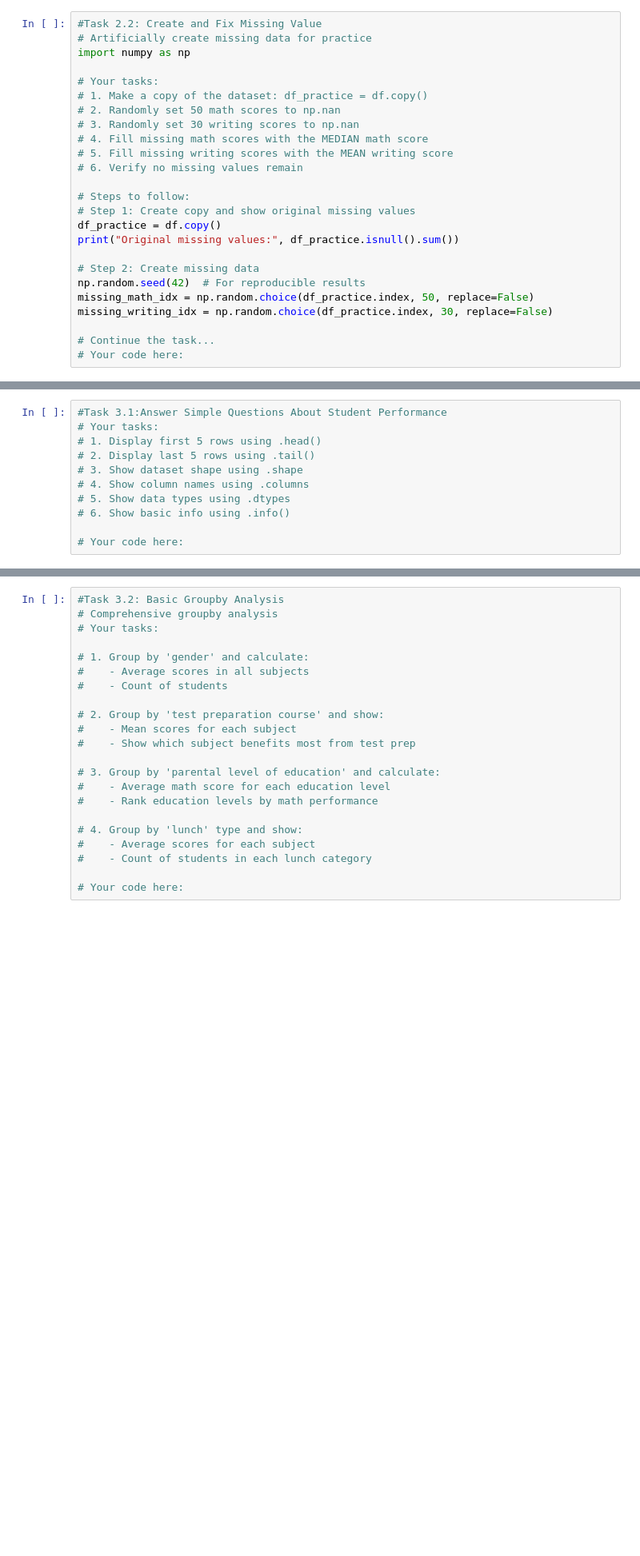
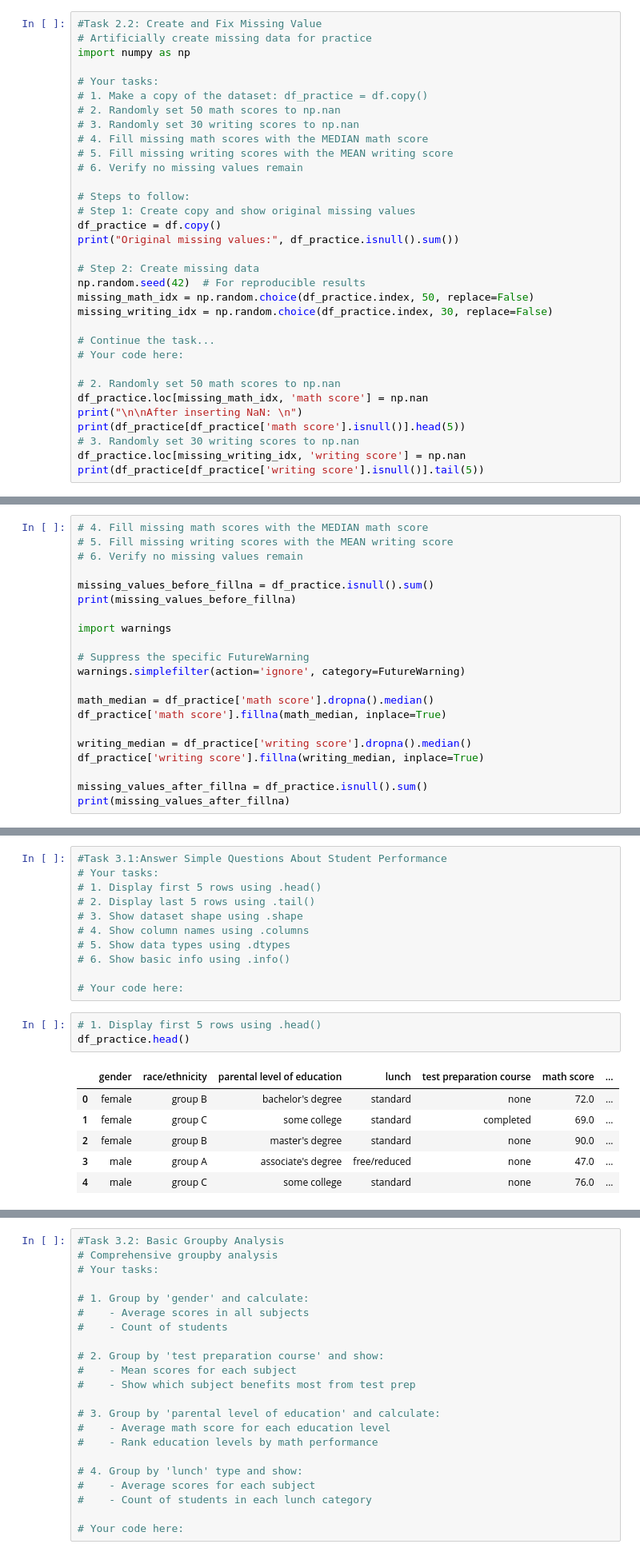
Before and after one commit to rubel-ds-ai/sm-tasks, a Jupyter notebook: Assignment_3_NumPy_and_Pandas_for_Data_Science.ipynb, the cells around one changed output, grey strips where cells are left out. Shown: that part at 80% size. Drawn from its saved outputs; the diff is of its cells as text; blank space fills up the shorter version.

```diff
--- a/Assignment_3_NumPy_and_Pandas_for_Data_Science.ipynb
+++ b/Assignment_3_NumPy_and_Pandas_for_Data_Science.ipynb
@@ -176,3 +269,11 @@ missing_writing_idx = np.random.choice(df_practice.index, 30, replace=False)
 
 # Continue the task...
 # Your code here:
+
+# 2. Randomly set 50 math scores to np.nan
+df_practice.loc[missing_math_idx, 'math score'] = np.nan
+print("\n\nAfter inserting NaN: \n")
+print(df_practice[df_practice['math score'].isnull()].head(5))
+# 3. Randomly set 30 writing scores to np.nan
+df_practice.loc[missing_writing_idx, 'writing score'] = np.nan
+print(df_practice[df_practice['writing score'].isnull()].tail(5))
@@ -178,0 +298,21 @@ missing_writing_idx = np.random.choice(df_practice.index, 30, replace=False)
+# %%
+# 4. Fill missing math scores with the MEDIAN math score
+# 5. Fill missing writing scores with the MEAN writing score
+# 6. Verify no missing values remain
+
+missing_values_before_fillna = df_practice.isnull().sum()
+print(missing_values_before_fillna)
+
+import warnings
+
+# Suppress the specific FutureWarning
+warnings.simplefilter(action='ignore', category=FutureWarning)
+
+math_median = df_practice['math score'].dropna().median()
+df_practice['math score'].fillna(math_median, inplace=True)
+
+writing_median = df_practice['writing score'].dropna().median()
+df_practice['writing score'].fillna(writing_median, inplace=True)
+
+missing_values_after_fillna = df_practice.isnull().sum()
+print(missing_values_after_fillna)
@@ -187,3 +346,13 @@ missing_writing_idx = np.random.choice(df_practice.index, 30, replace=False)
 # 6. Show basic info using .info()
 
 # Your code here:
+# %%
+# 1. Display first 5 rows using .head()
+df_practice.head()
+# %% [output]
+|  | gender | race/ethnicity | parental level of education | lunch | test preparation course | math score | ... |
+| 0 | female | group B | bachelor's degree | standard | none | 72.0 | ... |
+| 1 | female | group C | some college | standard | completed | 69.0 | ... |
+| 2 | female | group B | master's degree | standard | none | 90.0 | ... |
+| 3 | male | group A | associate's degree | free/reduced | none | 47.0 | ... |
+| 4 | male | group C | some college | standard | none | 76.0 | ... |
```
Also changed, not shown: parts of 27 cells of this notebook.
